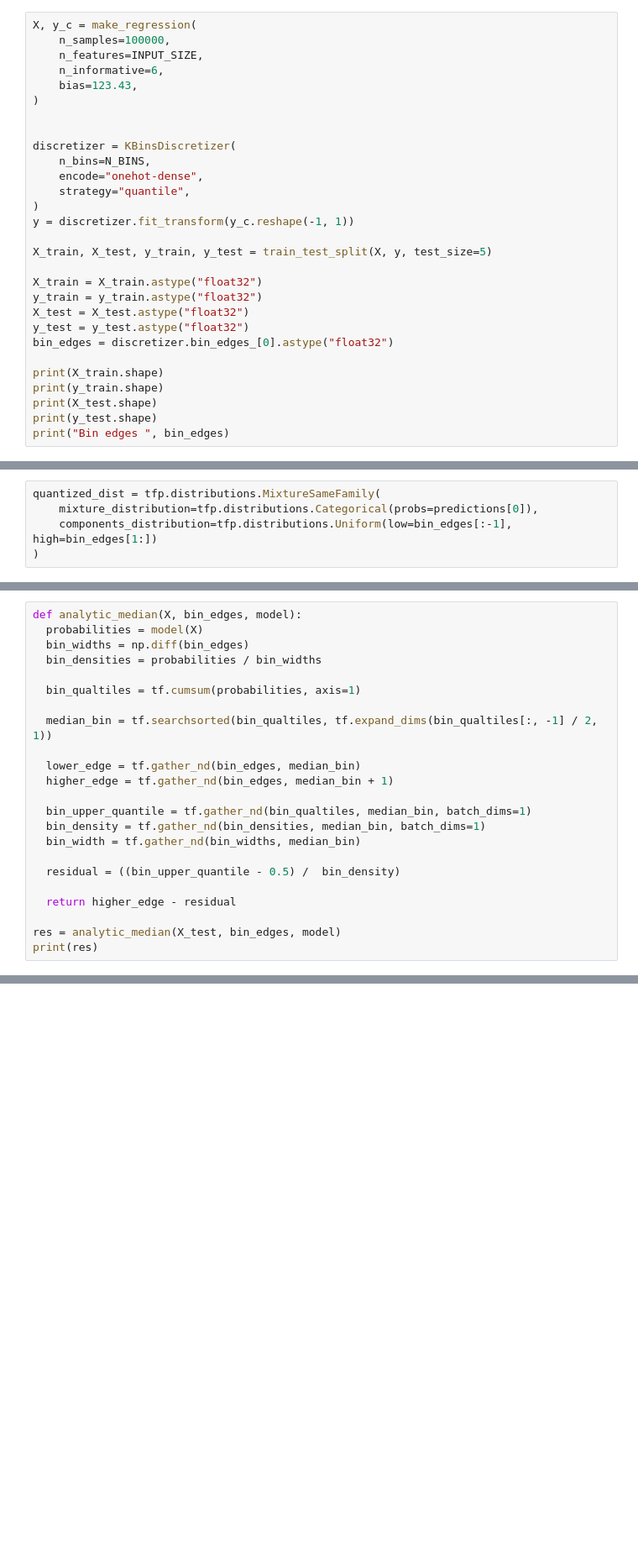
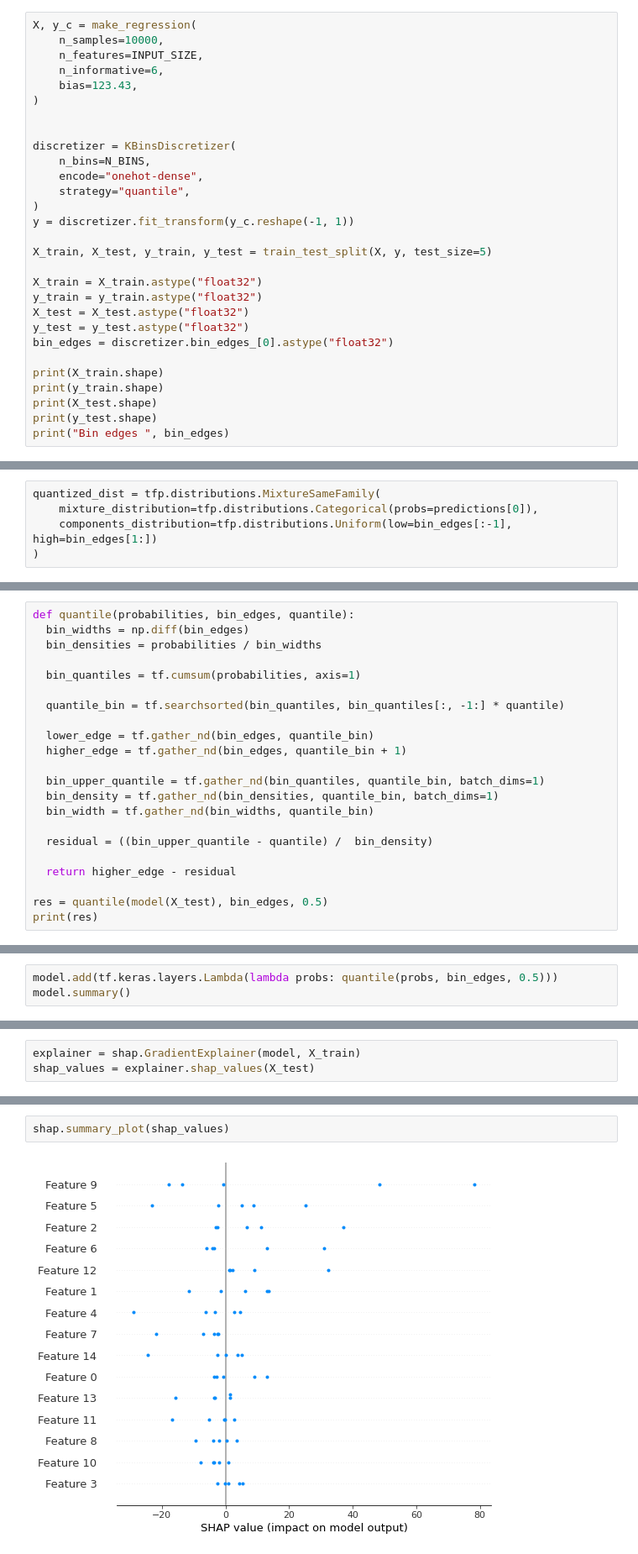
Before and after one commit to namanwahi/notebooks, a Jupyter notebook: tfp.ipynb, the cells around one changed output, grey strips where cells are left out. Shown at 84% size. Cells and saved outputs as stored; diff of their text form; blank space fills up the shorter version.

```diff
--- a/tfp.ipynb
+++ b/tfp.ipynb
@@ -32,7 +32,7 @@ N_BINS = 7
 INPUT_SIZE = 15
 # %%
 X, y_c = make_regression(
-    n_samples=100000,
+    n_samples=10000,
     n_features=INPUT_SIZE,
     n_informative=6,
     bias=123.43,
@@ -143,25 +142,24 @@ array([149.52182 , 175.21768 , 197.94159 , 152.48825 , 114.292816],
       dtype=float32)
 # %%
-def analytic_median(X, bin_edges, model):
-  probabilities = model(X)
+def quantile(probabilities, bin_edges, quantile):
   bin_widths = np.diff(bin_edges)
   bin_densities = probabilities / bin_widths
 
-  bin_qualtiles = tf.cumsum(probabilities, axis=1)
+  bin_quantiles = tf.cumsum(probabilities, axis=1)
 
-  median_bin = tf.searchsorted(bin_qualtiles, tf.expand_dims(bin_qualtiles[:, -1] / 2, 1))
+  quantile_bin = tf.searchsorted(bin_quantiles, bin_quantiles[:, -1:] * quantile)
 
-  lower_edge = tf.gather_nd(bin_edges, median_bin)
-  higher_edge = tf.gather_nd(bin_edges, median_bin + 1)
+  lower_edge = tf.gather_nd(bin_edges, quantile_bin)
+  higher_edge = tf.gather_nd(bin_edges, quantile_bin + 1)
 
-  bin_upper_quantile = tf.gather_nd(bin_qualtiles, median_bin, batch_dims=1)
-  bin_density = tf.gather_nd(bin_densities, median_bin, batch_dims=1)
-  bin_width = tf.gather_nd(bin_widths, median_bin)
+  bin_upper_quantile = tf.gather_nd(bin_quantiles, quantile_bin, batch_dims=1)
+  bin_density = tf.gather_nd(bin_densities, quantile_bin, batch_dims=1)
+  bin_width = tf.gather_nd(bin_widths, quantile_bin)
 
-  residual = ((bin_upper_quantile - 0.5) /  bin_density)
+  residual = ((bin_upper_quantile - quantile) /  bin_density)
 
   return higher_edge - residual
 
-res = analytic_median(X_test, bin_edges, model)
+res = quantile(model(X_test), bin_edges, 0.5)
 print(res)
 # %% [output]
@@ -168,0 +167,3 @@ tf.Tensor([149.25594 174.89235 198.58572 151.78203 112.2581 ], shape=(5,), dtype
+# %%
+model.add(tf.keras.layers.Lambda(lambda probs: quantile(probs, bin_edges, 0.5)))
+model.summary()
@@ -168,0 +185,3 @@ tf.Tensor([149.25594 174.89235 198.58572 151.78203 112.2581 ], shape=(5,), dtype
+# %%
+explainer = shap.GradientExplainer(model, X_train)
+shap_values = explainer.shap_values(X_test)
@@ -168,0 +190,4 @@ tf.Tensor([149.25594 174.89235 198.58572 151.78203 112.2581 ], shape=(5,), dtype
+# %%
+shap.summary_plot(shap_values)
+# %% [output]
+[figure, added]
```
Also changed, not shown: parts of 11 cells of this notebook.
